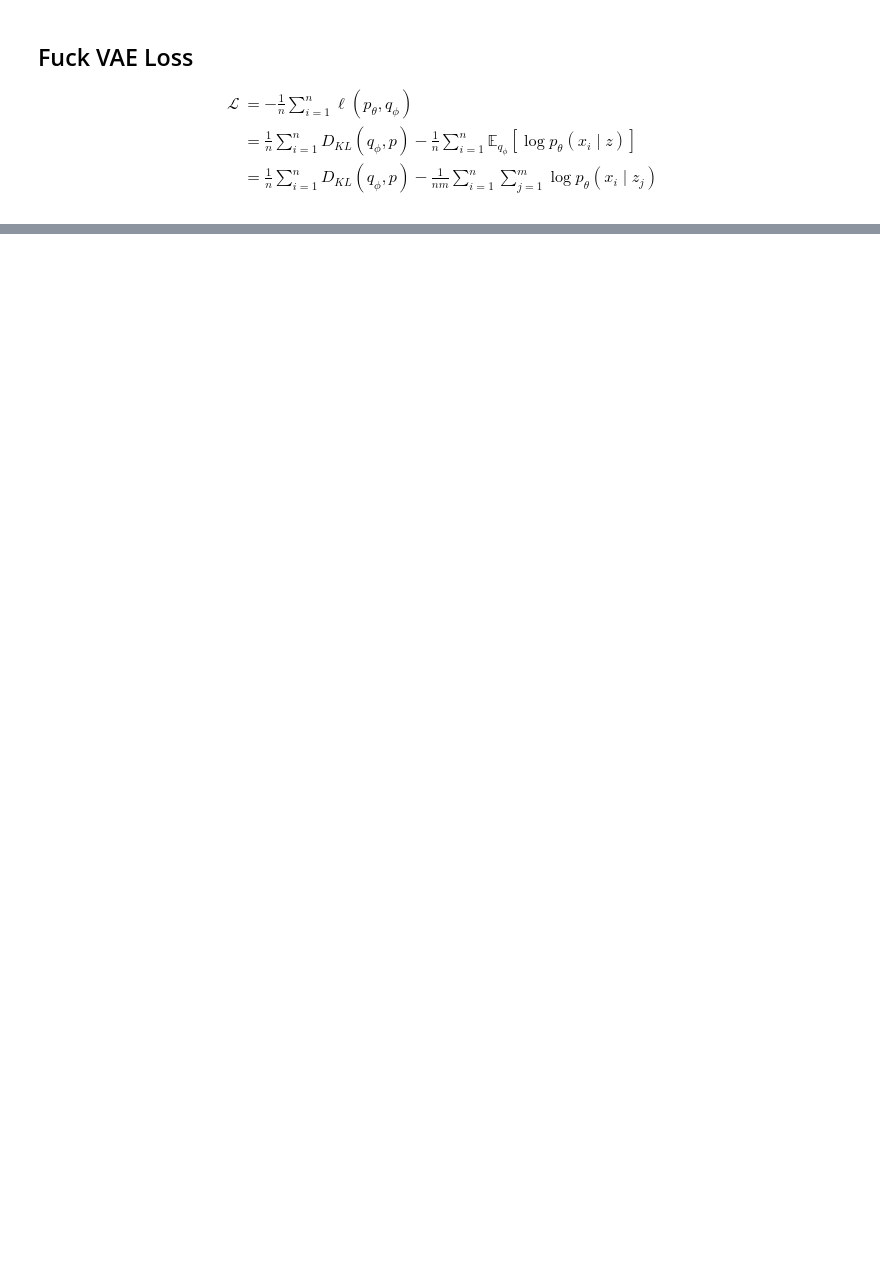
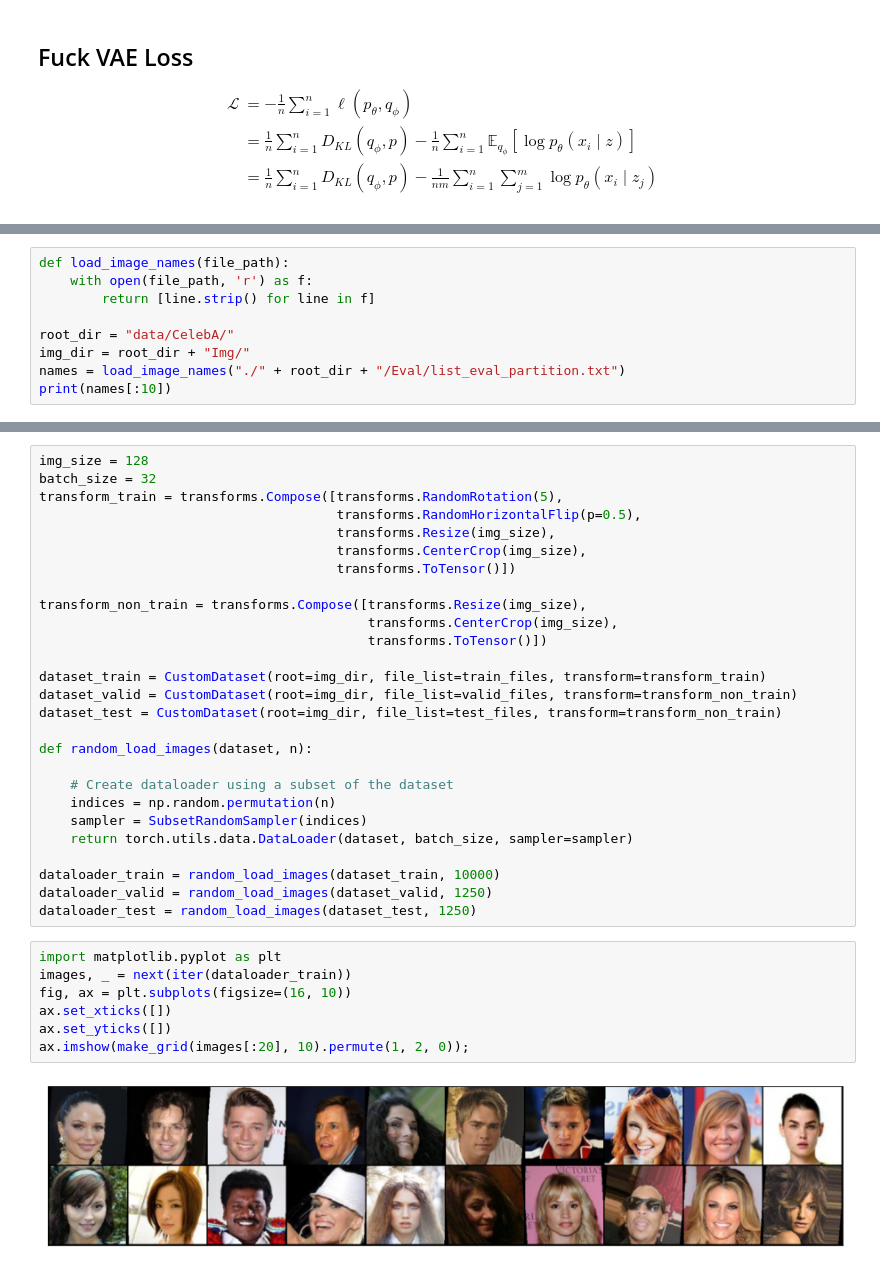
Before and after one commit to RUiN-jiarun/fuck, a Jupyter notebook: fuck_vae.ipynb, the cells around one changed output, grey strips where cells are left out. Drawn from its saved outputs; the diff is of its cells as text; blank space fills up the shorter version.

```diff
--- a/fuck_vae.ipynb
+++ b/fuck_vae.ipynb
@@ -120,0 +107,9 @@ class VAE(nn.Module):
+# %%
+def load_image_names(file_path):
+    with open(file_path, 'r') as f:
+        return [line.strip() for line in f]
+
+root_dir = "data/CelebA/"
+img_dir = root_dir + "Img/"
+names = load_image_names("./" + root_dir + "/Eval/list_eval_partition.txt")
+print(names[:10])
@@ -120,0 +148,36 @@ class VAE(nn.Module):
+# %%
+img_size = 128
+batch_size = 32
+transform_train = transforms.Compose([transforms.RandomRotation(5),
+                                      transforms.RandomHorizontalFlip(p=0.5),
+                                      transforms.Resize(img_size),
+                                      transforms.CenterCrop(img_size),
+                                      transforms.ToTensor()])
+
+transform_non_train = transforms.Compose([transforms.Resize(img_size),
+                                          transforms.CenterCrop(img_size),
+                                          transforms.ToTensor()])
+
+dataset_train = CustomDataset(root=img_dir, file_list=train_files, transform=transform_train)
+dataset_valid = CustomDataset(root=img_dir, file_list=valid_files, transform=transform_non_train)
+dataset_test = CustomDataset(root=img_dir, file_list=test_files, transform=transform_non_train)
+
+def random_load_images(dataset, n):
+
+    # Create dataloader using a subset of the dataset
+    indices = np.random.permutation(n)
+    sampler = SubsetRandomSampler(indices)
+    return torch.utils.data.DataLoader(dataset, batch_size, sampler=sampler)
+
+dataloader_train = random_load_images(dataset_train, 10000)
+dataloader_valid = random_load_images(dataset_valid, 1250)
+dataloader_test = random_load_images(dataset_test, 1250)
+# %%
+import matplotlib.pyplot as plt
+images, _ = next(iter(dataloader_train))
+fig, ax = plt.subplots(figsize=(16, 10))
+ax.set_xticks([])
+ax.set_yticks([])
+ax.imshow(make_grid(images[:20], 10).permute(1, 2, 0));
+# %% [output]
+[figure, added]
```
Also changed, not shown: parts of 14 cells of this notebook, 2 other files.
